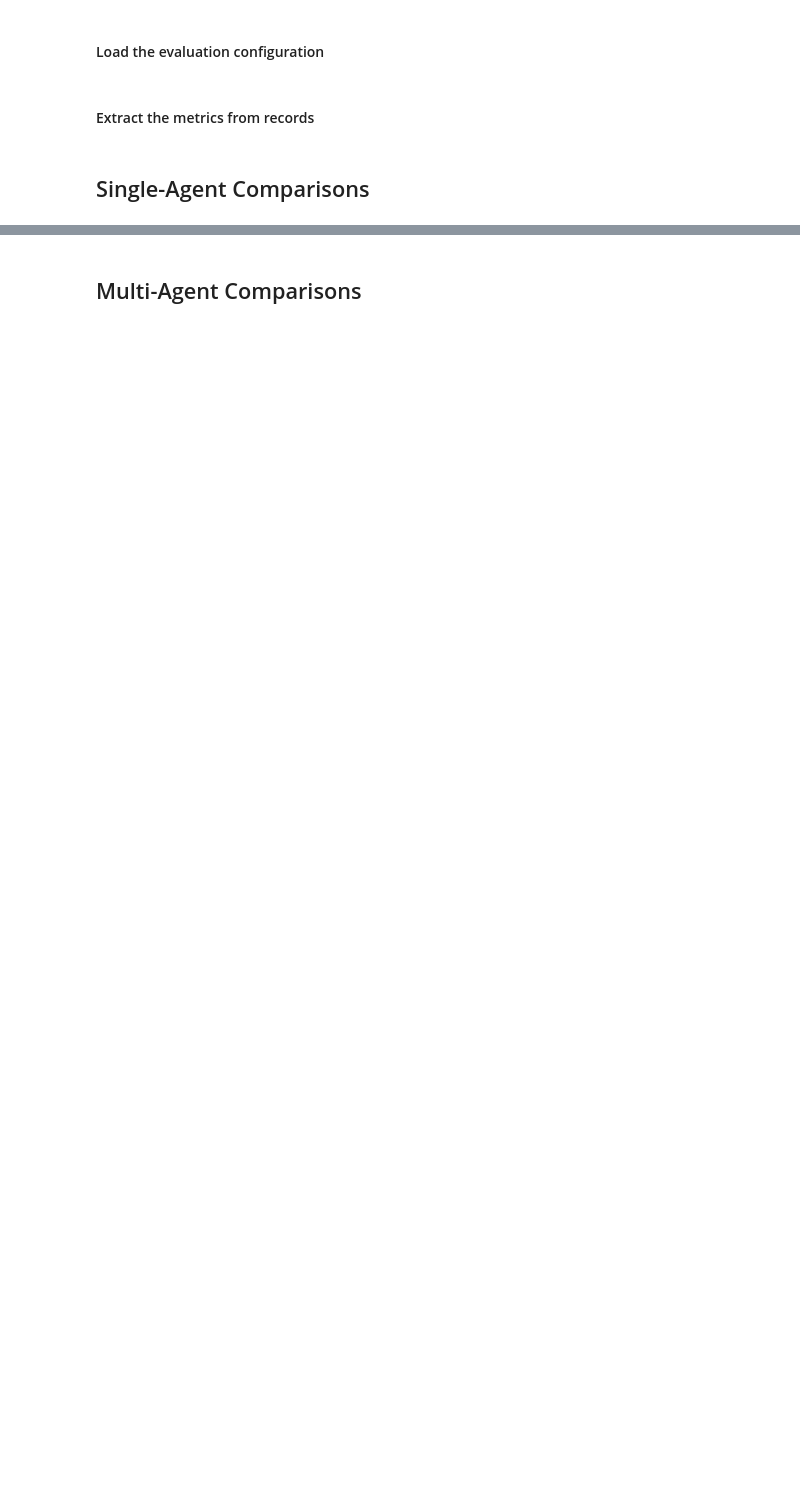
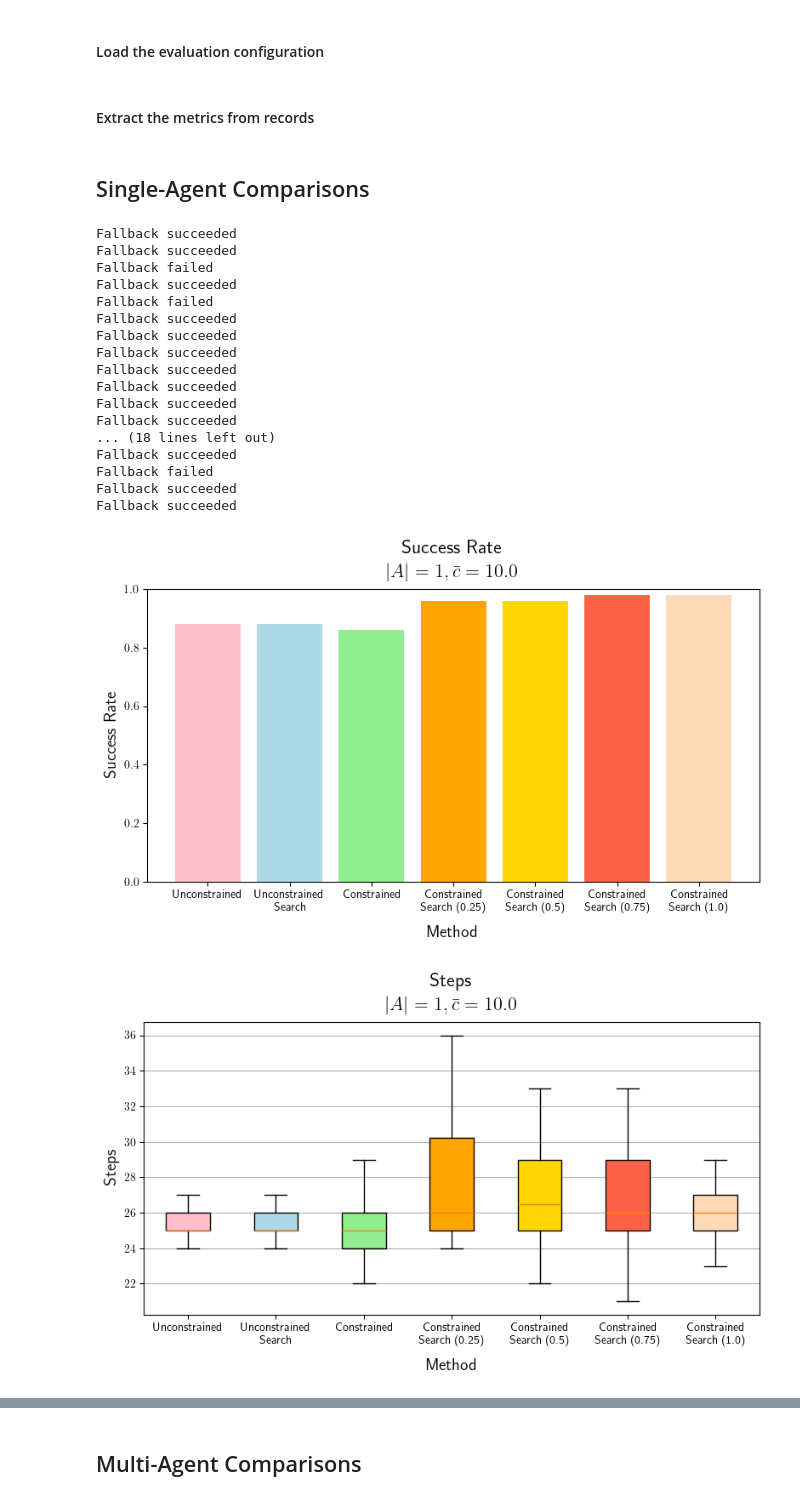
Before and after one commit to delay-planner/rb-visual-mapf, a Jupyter notebook: pud/plots/plot_pointenv_metrics.ipynb, the cells around one changed output, grey strips where cells are left out. Drawn from its saved outputs; the diff is of its cells as text; code cells hidden in the pictures; blank space fills up the shorter version.

```diff
--- a/pud/plots/plot_pointenv_metrics.ipynb
+++ b/pud/plots/plot_pointenv_metrics.ipynb
@@ -18,18 +22,27 @@ trained_cost_limit = config.agent.cost_limit
 # %% [markdown]
 #### Extract the metrics from records
 # %%
-def extract_single_agent_metrics(records):
+def extract_single_agent_metrics(records, search_based=(False, None)):
     success_rate = 0.0
     steps = []
     rewards = []
     cumulative_costs = []
-    for record in records:
-        if record["cumulative_costs"] < trained_cost_limit:
-            if record["success"]:
+    for idx, record in enumerate(records):
+        if len(record) == 0:
+            if search_based[0] and search_based[1][idx]["success"]:
+                print("Fallback succeeded")
                 success_rate += 1
-        steps.append(record["steps"])
-        rewards.append(record["rewards"])
-        cumulative_costs.append(record["cumulative_costs"])
+                steps.append(search_based[1][idx]["steps"])
+                rewards.append(search_based[1][idx]["rewards"])
+                cumulative_costs.append(search_based[1][idx]["cumulative_costs"])
+            elif search_based[0]:
+                print("Fallback failed")
+            continue
+        elif record["success"]:
+            success_rate += 1
+            steps.append(record["steps"])
+            rewards.append(record["rewards"])
+            cumulative_costs.append(record["cumulative_costs"])
 
     metrics = {
         'steps': steps,
@@ -165,12 +194,34 @@ def plot_everything(metrics, num_agents):
 # %% [markdown]
 ## Single-Agent Comparisons
 # %%
-unconstrained_records = np.load("pud/plots/data/single_agent/unconstrained_records.npy", allow_pickle=True)
-unconstrained_search_records = np.load("pud/plots/data/single_agent/unconstrained_search_records.npy", allow_pickle=True)
-constrained_records = np.load("pud/plots/data/single_agent/constrained_records.npy", allow_pickle=True)
-constrained_search_factored_records = np.load("pud/plots/data/single_agent/constrained_search_factored_records.npy", allow_pickle=True)
+unconstrained_records = np.load(basedir / "single_agent" / "unconstrained_records.npy", allow_pickle=True)
+unconstrained_search_records = np.load(basedir / "single_agent" / "unconstrained_search_records.npy", allow_pickle=True)
+constrained_records = np.load(basedir / "single_agent" / "constrained_records.npy", allow_pickle=True)
+constrained_search_factored_records = np.load(basedir / "single_agent" / "constrained_search_factored_records_uc.npy", allow_pickle=True)
 
 unconstrained_metrics = extract_single_agent_metrics(unconstrained_records)
-unconstrained_search_metrics = extract_single_agent_metrics(unconstrained_search_records)
+unconstrained_search_metrics = extract_single_agent_metrics(unconstrained_search_records, (True, unconstrained_records))
 constrained_metrics = extract_single_agent_metrics(constrained_records)
-constrained_search_factored_metrics = [extract_single_agent_metrics(csr) for csr in constrained_search_factored_records]
+constrained_search_factored_metrics = [extract_single_agent_metrics(csr, (True, constrained_records)) for csr in constrained_search_factored_records]
+
+plot_everything([unconstrained_metrics, unconstrained_search_metrics, constrained_metrics, constrained_search_factored_metrics], 1)
+# %% [output]
+Fallback succeeded
+Fallback succeeded
+Fallback failed
+Fallback succeeded
+Fallback failed
+Fallback succeeded
+Fallback succeeded
+Fallback succeeded
+Fallback succeeded
+Fallback succeeded
+Fallback succeeded
+Fallback succeeded
+... (18 lines left out)
+Fallback succeeded
+Fallback failed
+Fallback succeeded
+Fallback succeeded
+[figure, added]
+[figure, added]
```
Also changed, not shown: parts of 9 cells of this notebook, 3 other files.
